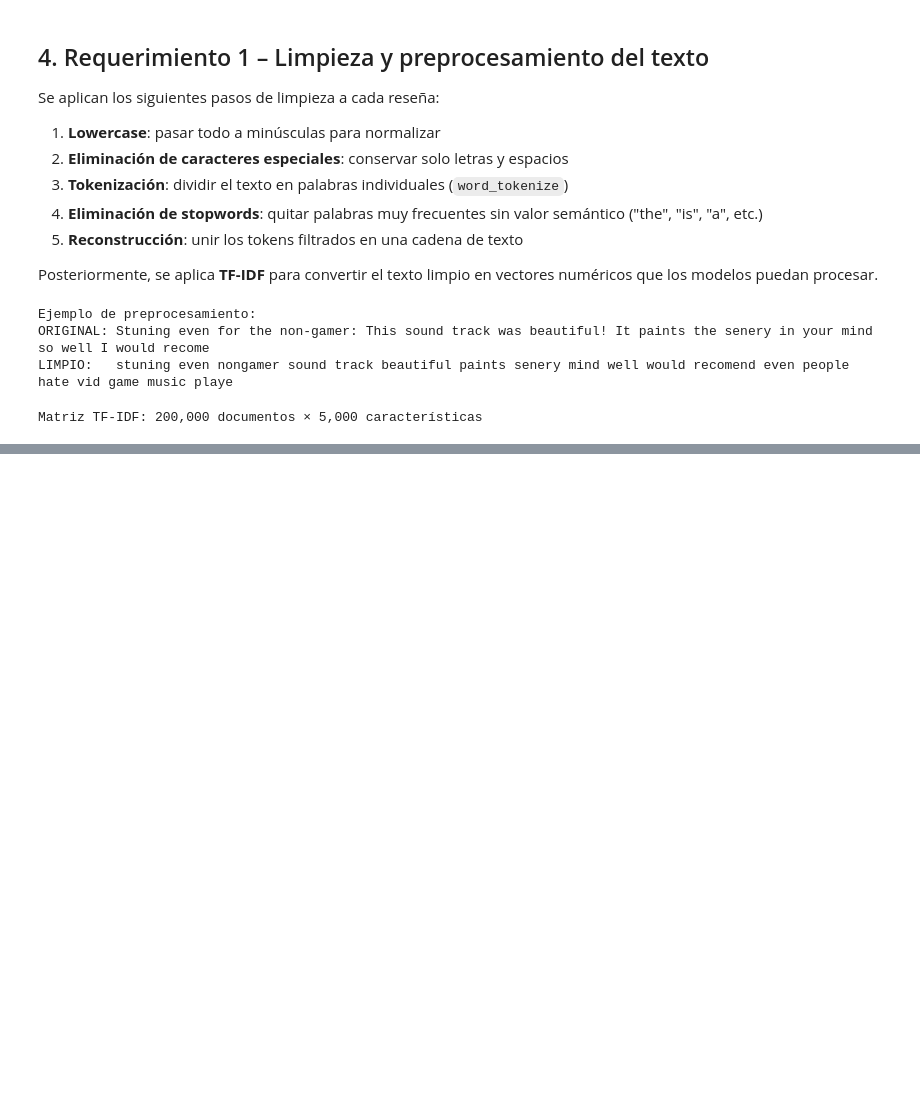
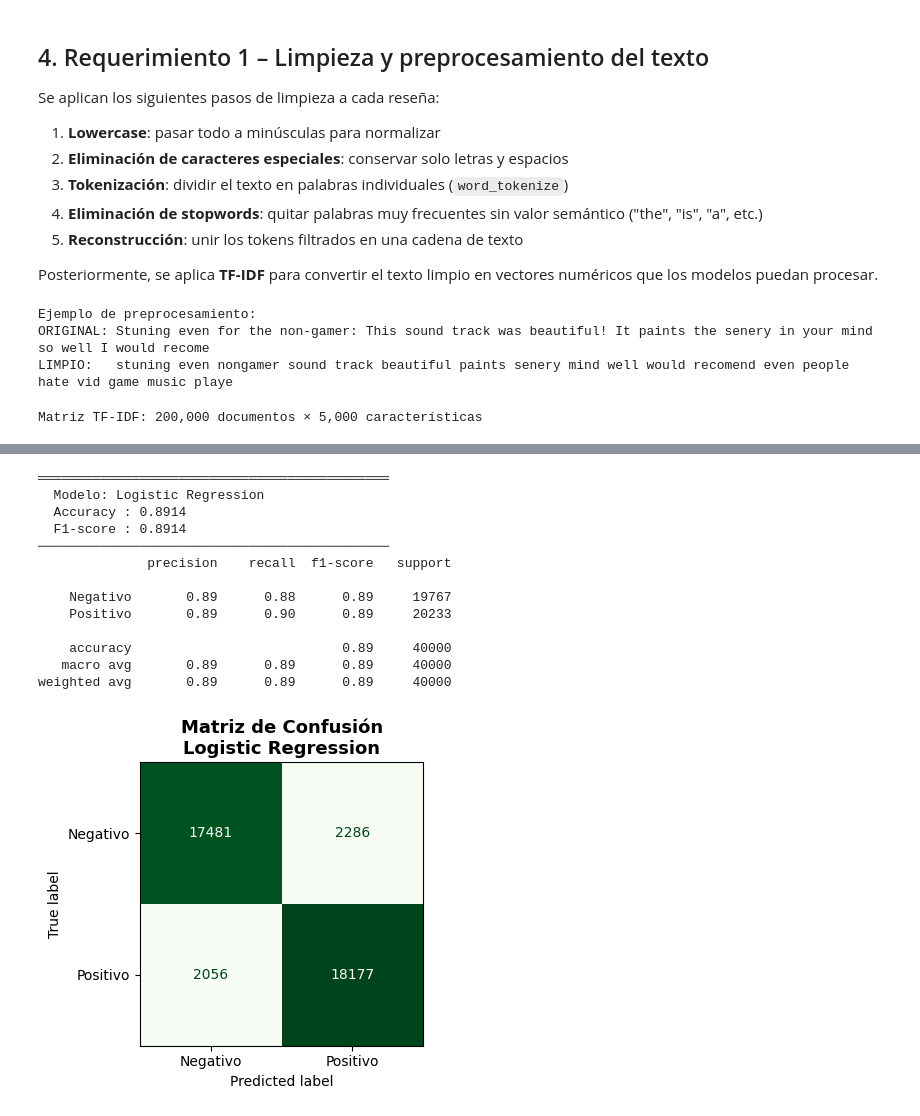
Before and after one commit to valexq/Machine_Learning04, a Jupyter notebook: ejercicio3/notebooks/Ejercicio3.ipynb, the cells around one changed output, grey strips where cells are left out. Cells and saved outputs as stored; diff of their text form; code cells hidden in the pictures; blank space fills up the shorter version.

```diff
--- a/ejercicio3/notebooks/Ejercicio3.ipynb
+++ b/ejercicio3/notebooks/Ejercicio3.ipynb
@@ -174,0 +268,25 @@ Matriz TF-IDF: 200,000 documentos × 5,000 características
+# %%
+# Regresión Logistica
+
+res_lr = evaluar_modelo(
+    nombre="Logistic Regression",
+    modelo=LogisticRegression(max_iter=1000, random_state=SEED, C=1.0, solver='lbfgs'),
+    X_tr=X_train, y_tr=y_train,
+    X_te=X_test,  y_te=y_test,
+    color_mapa='Greens'
+)
+# %% [output]
+═════════════════════════════════════════════
+  Modelo: Logistic Regression
+  Accuracy : 0.8914
+  F1-score : 0.8914
+─────────────────────────────────────────────
+              precision    recall  f1-score   support
+
+    Negativo       0.89      0.88      0.89     19767
+    Positivo       0.89      0.90      0.89     20233
+
+    accuracy                           0.89     40000
+   macro avg       0.89      0.89      0.89     40000
+weighted avg       0.89      0.89      0.89     40000
+[figure, added]
```
Also changed, not shown: parts of 14 cells of this notebook, 1 other file.
